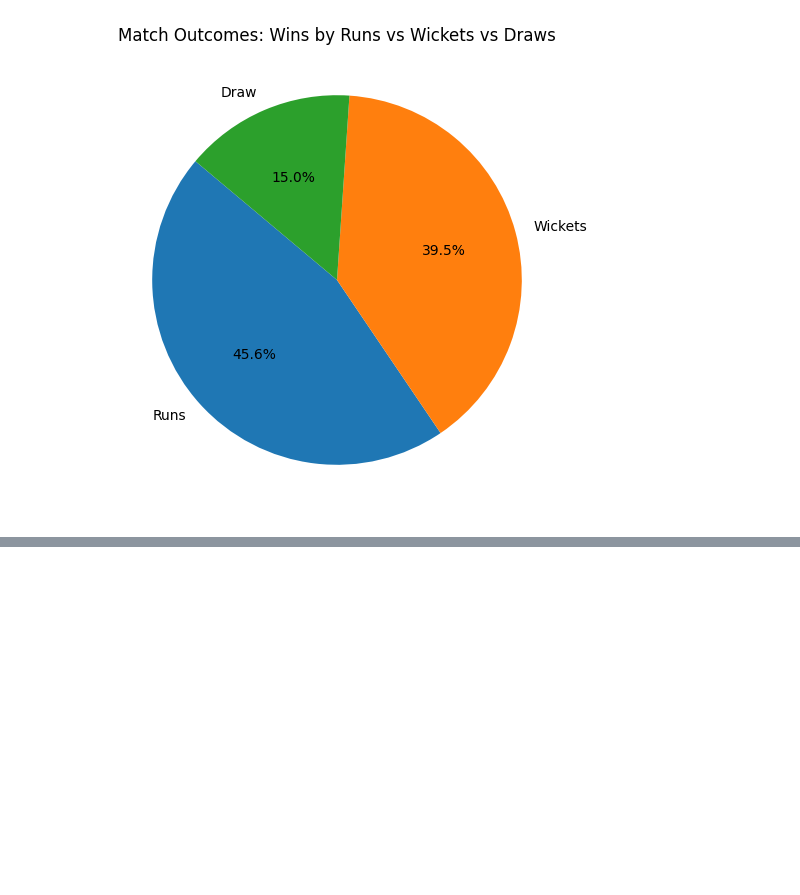
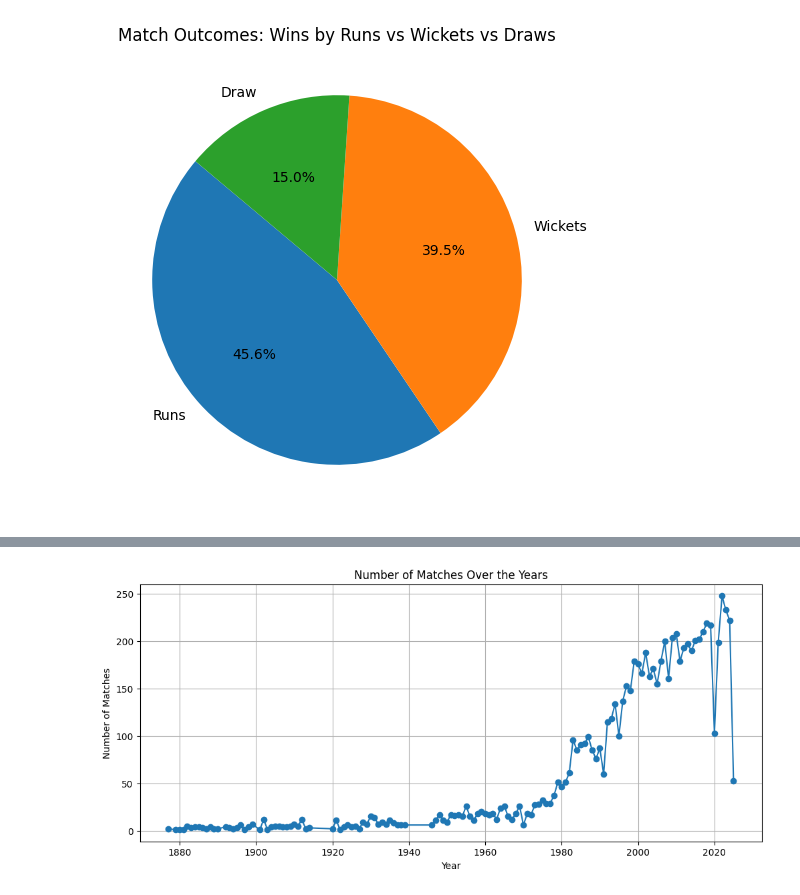
Before and after one commit to Ayesha-Rimione/Predicting-Test-Match-Winners, a Jupyter notebook: Project.ipynb, the cells around one changed output, grey strips where cells are left out. Cells and saved outputs as stored; diff of their text form; code cells hidden in the pictures; blank space fills up the shorter version.

```diff
--- a/Project.ipynb
+++ b/Project.ipynb
@@ -323,0 +369,14 @@ plt.show()
+# %%
+# Convert Match Date to year
+df['Year'] = pd.to_datetime(df['Match Date'].str.extract(r'(\d{4})')[0]).dt.year
+
+matches_per_year = df['Year'].value_counts().sort_index()
+
+matches_per_year.plot(kind='line', marker='o', figsize=(12,5))
+plt.title('Number of Matches Over the Years')
+plt.xlabel('Year')
+plt.ylabel('Number of Matches')
+plt.grid(True)
+plt.show()
+# %% [output]
+[figure, added]
```
Also changed, not shown: parts of 3 cells of this notebook.
